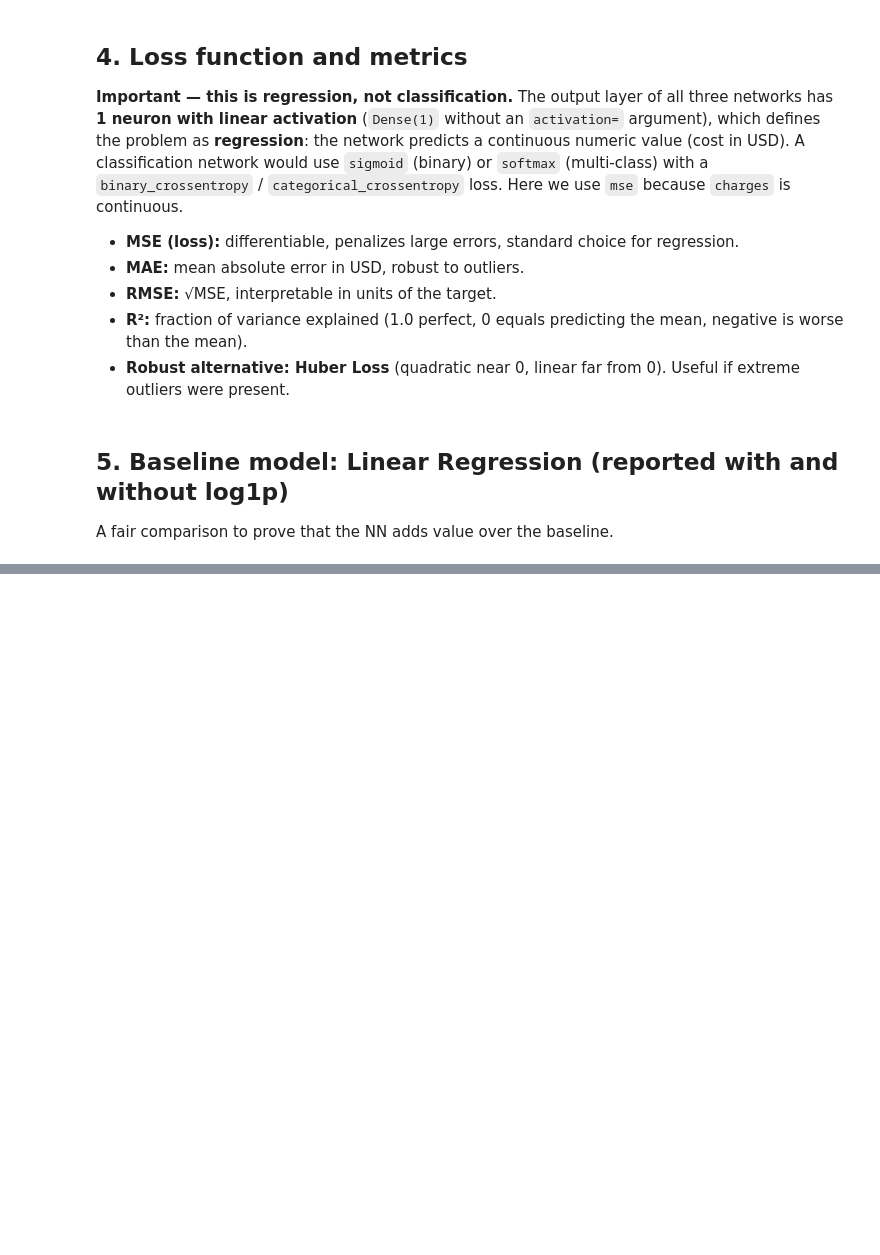
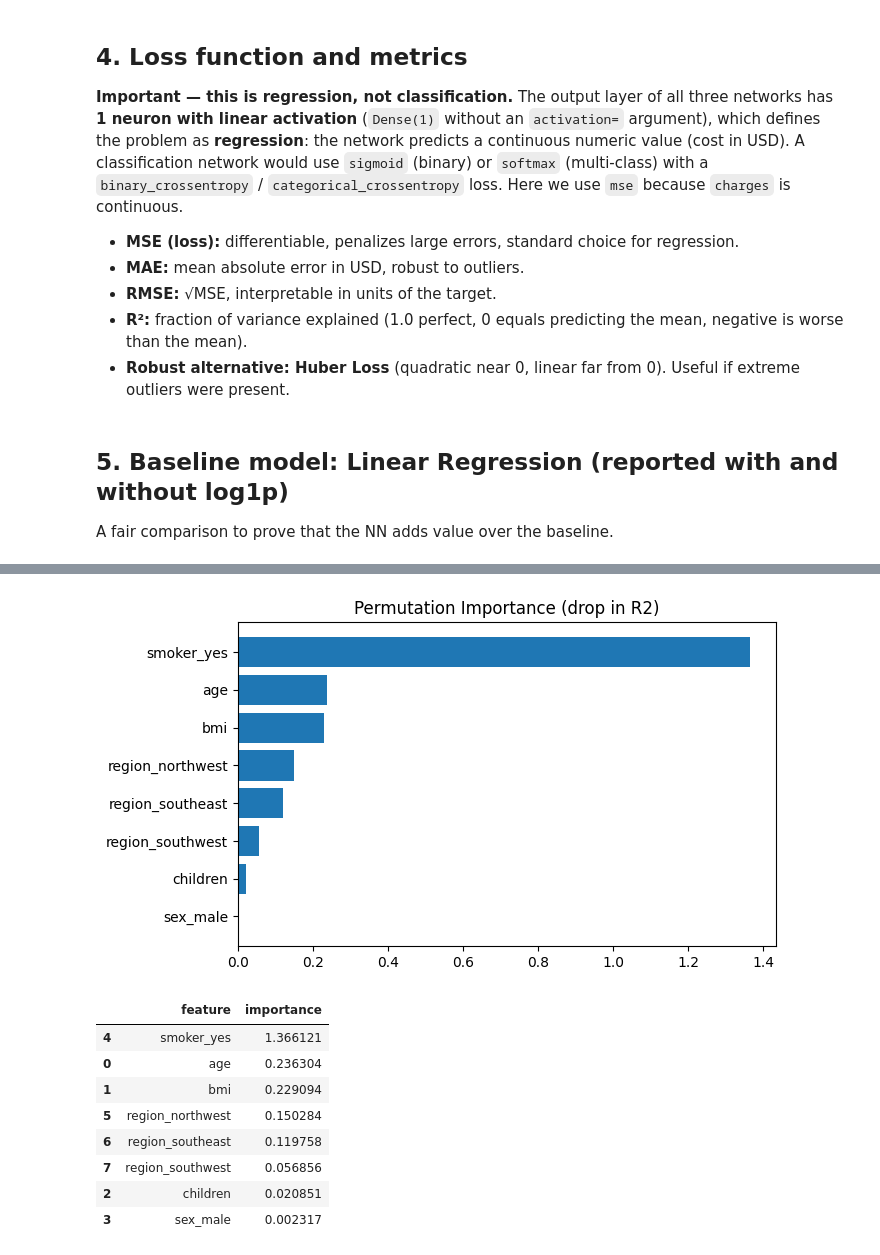
Before and after one commit to DanielSozoranga/Machine-Learning-6-SIN-A-Mar-Jul-2026, a Jupyter notebook: recuperacion_ML.ipynb, the cells around one changed output, grey strips where cells are left out. Drawn from its saved outputs; the diff is of its cells as text; code cells hidden in the pictures; blank space fills up the shorter version.

```diff
--- a/recuperacion_ML.ipynb
+++ b/recuperacion_ML.ipynb
@@ -259,0 +602,49 @@ resultados
+# %%
+# Wrapper so sklearn's permutation_importance can call our Keras model via .predict().
+# The wrapper also converts log-scale predictions back to USD via expm1 so that R2 is
+# computed in the SAME scale as the y_te ground truth.
+class ModelWrapper(BaseEstimator, RegressorMixin):
+    def __init__(self, model):
+        self.model = model                                 # Store the trained Keras model
+
+    def fit(self, X, y):
+        return self                                        # Required by sklearn interface; no-op
+
+    def predict(self, X):
+        return np.expm1(self.model.predict(X, verbose=0).ravel())  # Predict in USD scale
+
+# ---------- Run permutation importance on the TEST set ----------
+# For each feature, permute its column n_repeats times and measure the average drop in R2.
+# Features that cause big R2 drops when permuted are the most important.
+pi = permutation_importance(
+    ModelWrapper(model_good),
+    X_te_s, y_te,                                          # Use test set for honest importance
+    n_repeats=10,                                          # 10 permutations per feature -> stable estimate
+    random_state=42,
+    scoring='r2')
+
+# ---------- Build a DataFrame and sort ascending (so barh plots biggest at the top) ----------
+importancias = pd.DataFrame({
+    'feature':    feat_names,
+    'importance': pi.importances_mean                      # Mean R2 drop per feature
+}).sort_values('importance')
+
+# ---------- Horizontal bar plot ----------
+plt.figure(figsize=(7, 4))
+plt.barh(importancias['feature'], importancias['importance'])
+plt.title('Permutation Importance (drop in R2)')
+plt.tight_layout(); plt.show()
+
+# Display the table descending so the dominant feature appears first.
+importancias.sort_values('importance', ascending=False)
+# %% [output]
+[figure, added]
+|  | feature | importance |
+| 4 | smoker_yes | 1.366121 |
+| 0 | age | 0.236304 |
+| 1 | bmi | 0.229094 |
+| 5 | region_northwest | 0.150284 |
+| 6 | region_southeast | 0.119758 |
+| 7 | region_southwest | 0.056856 |
+| 2 | children | 0.020851 |
+| 3 | sex_male | 0.002317 |
```
Also changed, not shown: parts of 41 cells of this notebook.
